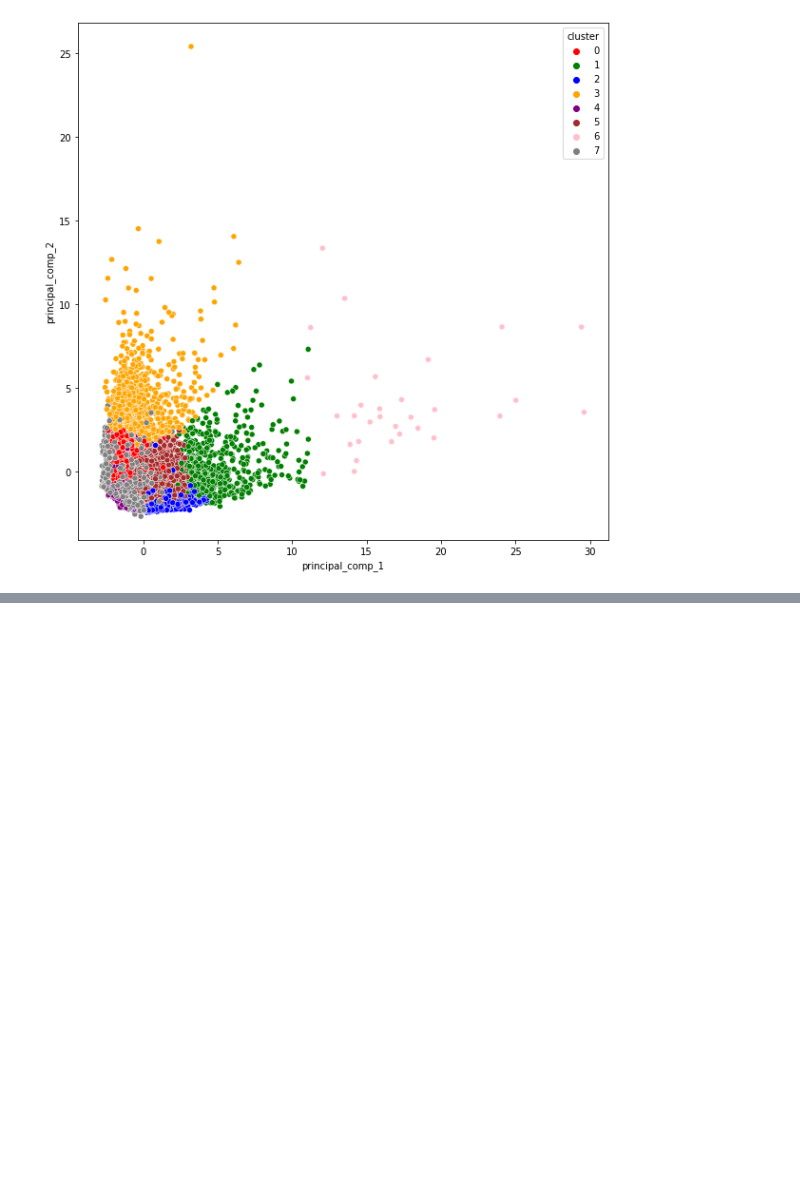
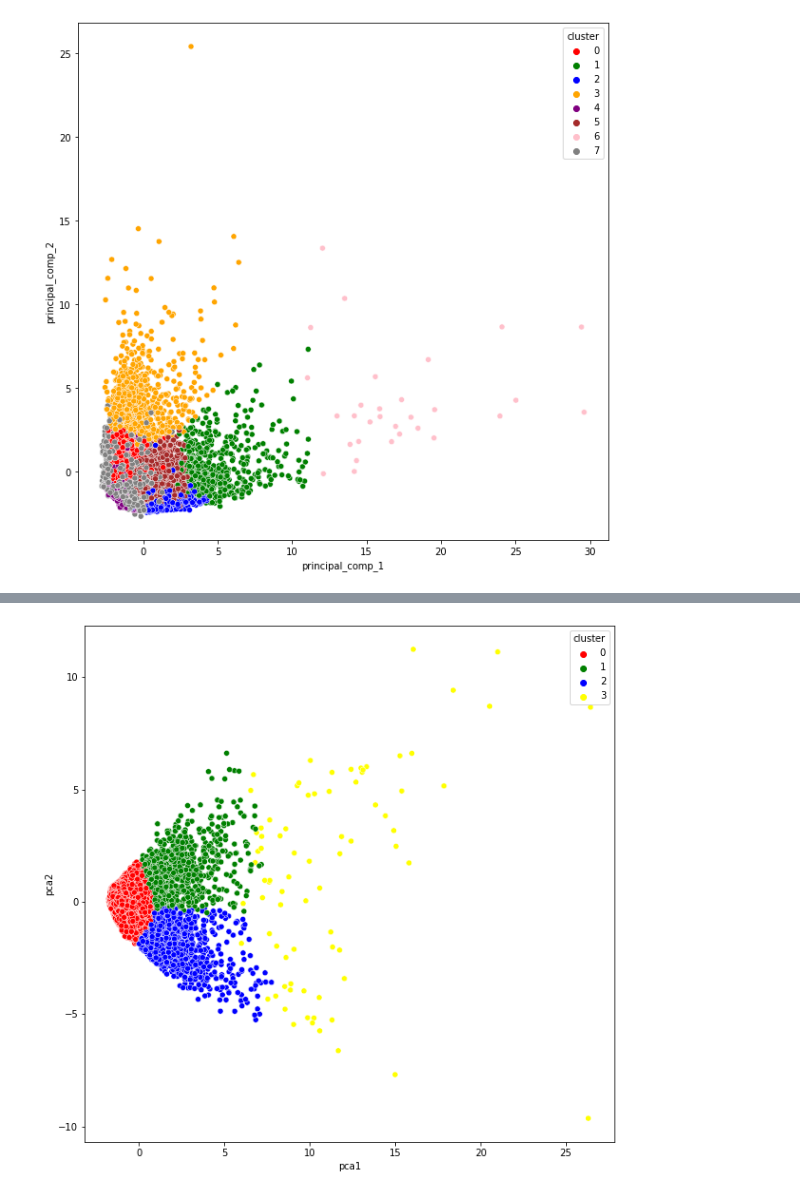
Before and after one commit to eeeds/Projects, a Jupyter notebook: 17- Marketing Project (Clusters)/Project17.ipynb, the cells around one changed output, grey strips where cells are left out. Saved outputs shown, nothing was run; the diff lists cells and outputs as text; code cells hidden in the pictures; blank space fills up the shorter version.

```diff
--- a/17- Marketing Project (Clusters)/Project17.ipynb
+++ b/17- Marketing Project (Clusters)/Project17.ipynb
@@ -363,0 +466,6 @@ plt.show()
+# %%
+#Using KMeans with k = 4 and autoencoder predictions
+kmeans = KMeans(4)
+kmeans.fit(pred)
+labels = kmeans.labels_
+y_kmeans = kmeans.fit_predict(pred)
@@ -363,0 +482,6 @@ plt.show()
+# %%
+#Applying PCA to visualize the clusters in 2D
+pca = PCA(n_components=2)
+princ_comp = pca.fit_transform(pred)
+pca_df = pd.DataFrame(data = princ_comp, columns=["pca1", "pca2"])
+pca_df.head()
@@ -363,0 +495,3 @@ plt.show()
+# %%
+pca_df = pd.concat([pca_df, pd.DataFrame({"cluster":labels})], axis = 1)
+pca_df
@@ -363,0 +512,7 @@ plt.show()
+# %%
+#Visualize the clusters
+plt.figure(figsize=(10,10))
+ax = sns.scatterplot(x="pca1", y = "pca2", hue="cluster", data = pca_df, palette=["red", "green", "blue", "yellow"])
+plt.show()
+# %% [output]
+[figure, added]
```
Also changed, not shown: parts of 12 cells of this notebook, 1 other file.
